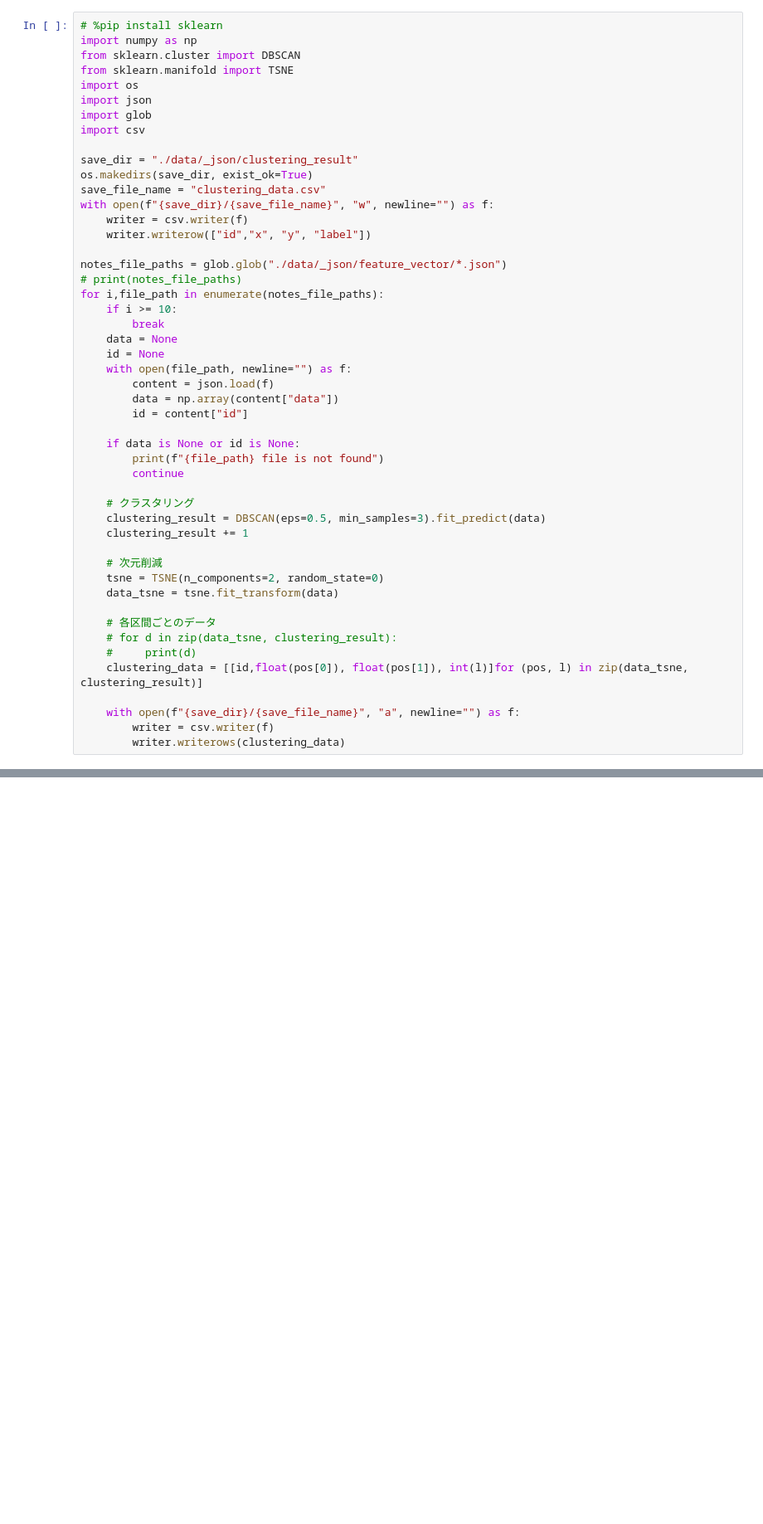
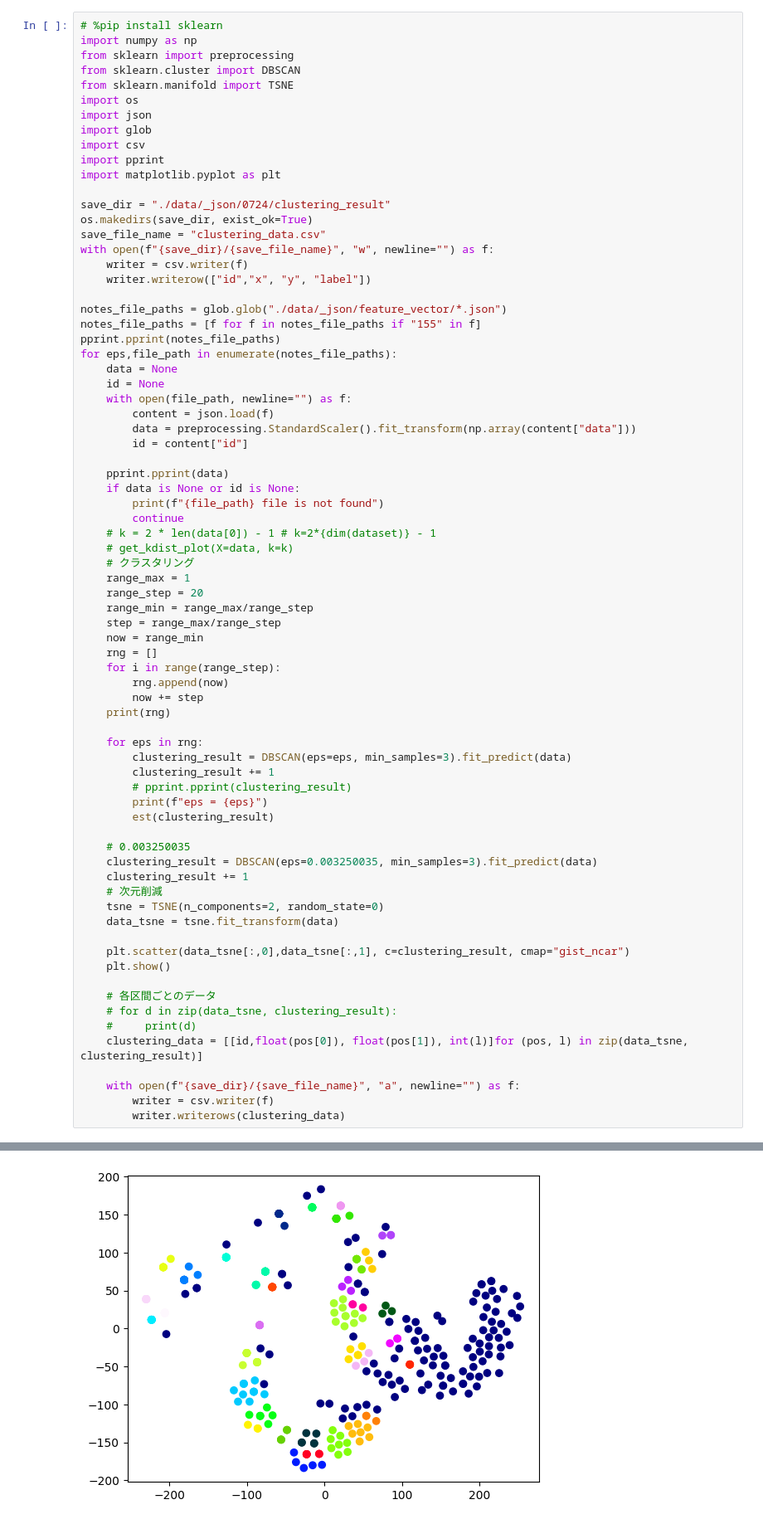
Before and after one commit to vdslab/watahal_proseka-score, a Jupyter notebook: score/clustering_DBSCAN.ipynb, the cells around one changed output, grey strips where cells are left out. Shown: that part at 83% size. Drawn from its saved outputs; the diff is of its cells as text; blank space fills up the shorter version.

```diff
--- a/score/clustering_DBSCAN.ipynb
+++ b/score/clustering_DBSCAN.ipynb
@@ -1,14 +66,17 @@
 # %%
 # %pip install sklearn
 import numpy as np
+from sklearn import preprocessing
 from sklearn.cluster import DBSCAN
 from sklearn.manifold import TSNE
 import os
 import json
 import glob
 import csv
+import pprint
+import matplotlib.pyplot as plt
 
-save_dir = "./data/_json/clustering_result"
+save_dir = "./data/_json/0724/clustering_result"
 os.makedirs(save_dir, exist_ok=True)
 save_file_name = "clustering_data.csv"
 with open(f"{save_dir}/{save_file_name}", "w", newline="") as f:
@@ -16,28 +84,50 @@ with open(f"{save_dir}/{save_file_name}", "w", newline="") as f:
     writer.writerow(["id","x", "y", "label"])
 
 notes_file_paths = glob.glob("./data/_json/feature_vector/*.json")
-# print(notes_file_paths)
-for i,file_path in enumerate(notes_file_paths):
-    if i >= 10:
-        break
+notes_file_paths = [f for f in notes_file_paths if "155" in f]
+pprint.pprint(notes_file_paths)
+for eps,file_path in enumerate(notes_file_paths):
     data = None
     id = None
     with open(file_path, newline="") as f:
         content = json.load(f)
-        data = np.array(content["data"])
+        data = preprocessing.StandardScaler().fit_transform(np.array(content["data"]))
         id = content["id"]
 
+    pprint.pprint(data)
     if data is None or id is None:
         print(f"{file_path} file is not found")
         continue
+    # k = 2 * len(data[0]) - 1 # k=2*{dim(dataset)} - 1
+    # get_kdist_plot(X=data, k=k)
+    # クラスタリング
+    range_max = 1
+    range_step = 20
+    range_min = range_max/range_step
+    step = range_max/range_step
+    now = range_min
+    rng = []
+    for i in range(range_step):
+        rng.append(now)
+        now += step
+    print(rng)
 
-    # クラスタリング
-    clustering_result = DBSCAN(eps=0.5, min_samples=3).fit_predict(data)
+    for eps in rng:
+        clustering_result = DBSCAN(eps=eps, min_samples=3).fit_predict(data)
+        clustering_result += 1
+        # pprint.pprint(clustering_result)
+        print(f"eps = {eps}")
+        est(clustering_result)
+
+    # 0.003250035
+    clustering_result = DBSCAN(eps=0.003250035, min_samples=3).fit_predict(data)
     clustering_result += 1
-
     # 次元削減
     tsne = TSNE(n_components=2, random_state=0)
     data_tsne = tsne.fit_transform(data)
+
+    plt.scatter(data_tsne[:,0],data_tsne[:,1], c=clustering_result, cmap="gist_ncar")
+    plt.show()
 
     # 各区間ごとのデータ
     # for d in zip(data_tsne, clustering_result):
@@ -47,3 +137,4 @@ for i,file_path in enumerate(notes_file_paths):
     with open(f"{save_dir}/{save_file_name}", "a", newline="") as f:
         writer = csv.writer(f)
         writer.writerows(clustering_data)
+# %% [output]
@@ -49,0 +158 @@ for i,file_path in enumerate(notes_file_paths):
+[figure, added]
```
Also changed, not shown: parts of 3 cells of this notebook.
